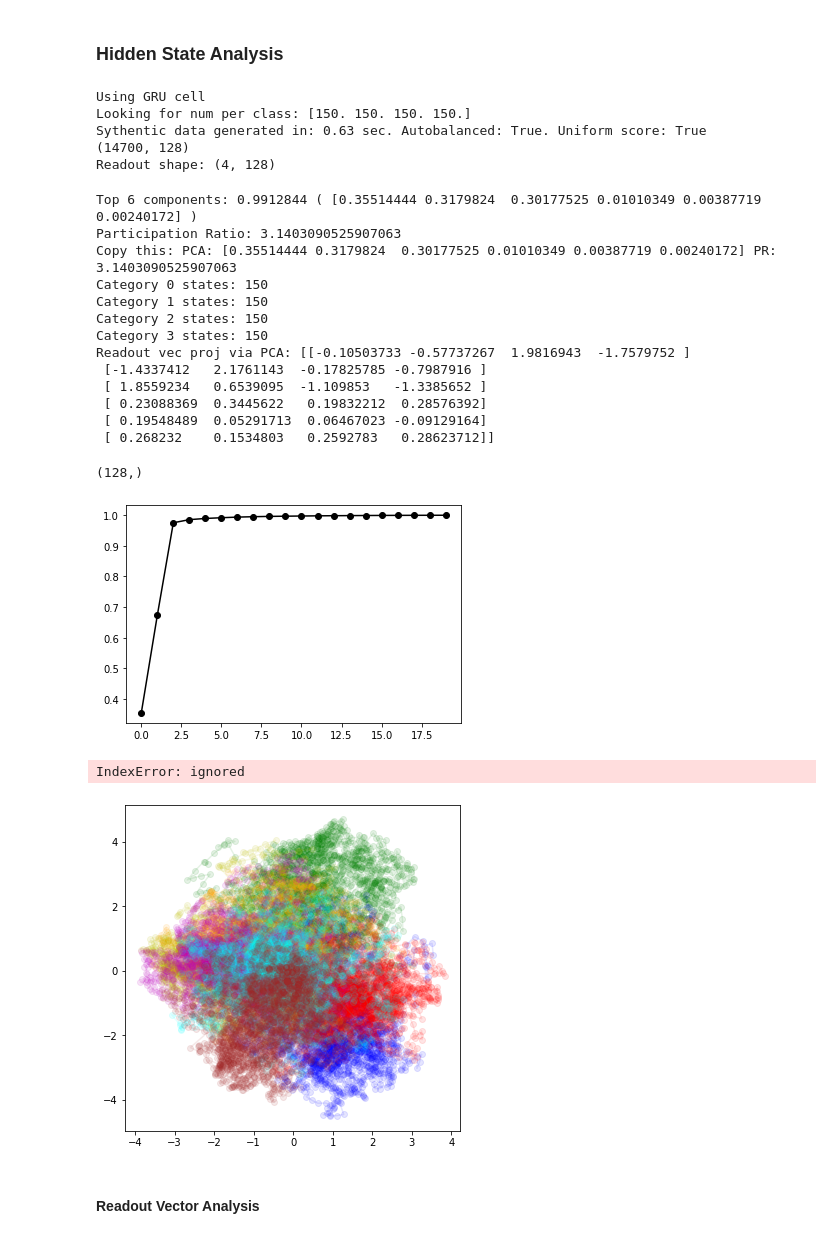
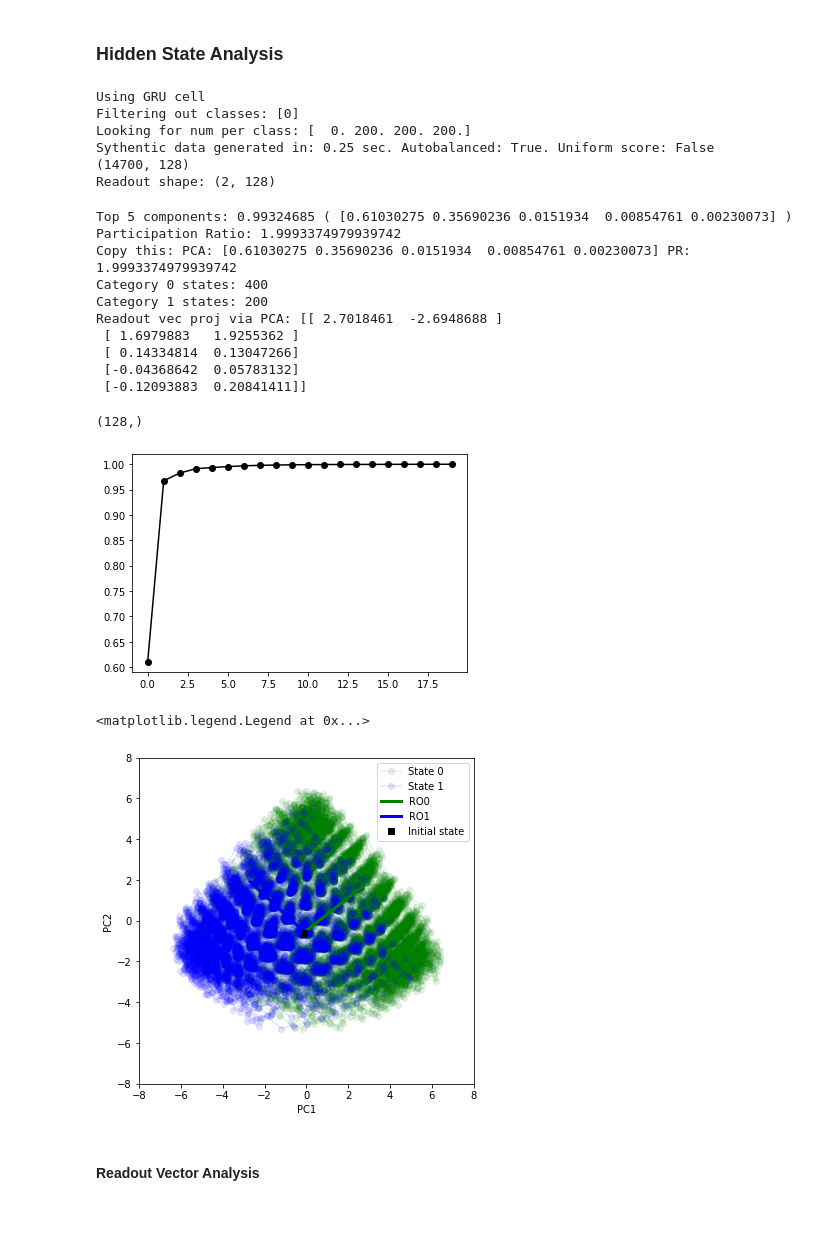
Before and after one commit to kaitken17/colab_based_projects, a Jupyter notebook: sythetic_analysis_multiclass.ipynb, the cells around one changed output. Saved outputs shown, nothing was run; the diff lists cells and outputs as text; code cells hidden in the pictures.

```diff
--- a/sythetic_analysis_multiclass.ipynb
+++ b/sythetic_analysis_multiclass.ipynb
@@ -730,9 +178,7 @@ if run_tests:
   if toy_params['unordered_class']:
     toy_params['sentiments'] = ['sent'+str(i) for i in range(toy_params['n_unordered'])]
 
-  toy_params['base_word_vals'] = baseWordValues(toy_params)
-
-  toy_params['base_word_vals'] = baseWordValues(toy_params)
+  toy_params['base_word_vals'] = syn.baseWordValues(toy_params)
 
   toy_params['possible_scores'] = enumerate_scores(toy_params)
   print('Possible scores:', toy_params['possible_scores'])
@@ -1449,6 +505,6 @@ KeyboardInterrupt: ignored
 # %%
 # Loads network
-path = '/content/drive/My Drive/ml_research/fixedpoints_nlp/data/gru_5classrgb_minimal_eps5is10_noRO_l2is5e-4_2.pickle'
+path = '/content/drive/My Drive/ml_research/fixedpoints_nlp/data/gru_2classrgb_2outer_filter00_noRO_l2is5e-4_2.pickle'
 
 with open(path, 'rb') as load_file:
     params_loaded = pickle.load(load_file)
@@ -1457,7 +513,7 @@ with open(path, 'rb') as load_file:
     train_params = pickle.load(load_file)
 
 rnn_params, readout_params = params_loaded
-train_params, toy_params, rnn_specs = default_params(train_params, toy_params, rnn_specs)
+train_params, toy_params, rnn_specs = syn_train.default_params(train_params, toy_params, rnn_specs)
 print('Data Loaded')
 # %% [output]
 Data Loaded
@@ -1643,12 +538,12 @@ def local_pca(pca_states):
 # %%
-cell = build_cell(rnn_specs)
+cell = syn_an.build_cell(rnn_specs)
 
 # Get RNN hidden states in response to a test batch.
 n_trials = 600
 
-syn_data_test = generate_data(n_trials, toy_params, rnn_specs['output_size'], auto_balance=True)
+syn_data_test = syn.generate_data(n_trials, toy_params, rnn_specs['output_size'], auto_balance=True)
 
-hs = rnn_states(syn_data_test, rnn_params, only_final=False)
+hs = syn_an.rnn_states(cell, syn_data_test, rnn_params, only_final=False)
 pts = np.vstack(hs)[::2] # Gets every other state to eliminate states that are too close
 print(pts.shape)
 
@@ -1660,12 +555,13 @@ readout = wO.T
 print('Readout shape:', readout.shape)
 # %% [output]
 Using GRU cell
-Looking for num per class: [150. 150. 150. 150.]
-Sythentic data generated in: 0.63 sec. Autobalanced: True. Uniform score: True
+Filtering out classes: [0]
+Looking for num per class: [  0. 200. 200. 200.]
+Sythentic data generated in: 0.25 sec. Autobalanced: True. Uniform score: False
 (14700, 128)
-Readout shape: (4, 128)
+Readout shape: (2, 128)
 # %%
-pc_dims = 6
+pc_dims = 5
 
 # Finds percentage of variance explained by top pc_dims of PCA
 pca_full = PCA(n_components=rnn_specs['hidden_size'])
@@ -1695,21 +591,18 @@ print('Readout vec proj via PCA:', pca.transform(readout).T)
 h0 = cell.get_initial_state(rnn_params)
 h0.shape
 # %% [output]
-Top 6 components: 0.9912844 ( [0.35514444 0.3179824  0.30177525 0.01010349 0.00387719 0.00240172] )
-Participation Ratio: 3.1403090525907063
-Copy this: PCA: [0.35514444 0.3179824  0.30177525 0.01010349 0.00387719 0.00240172] PR: 3.1403090525907063
-Category 0 states: 150
-Category 1 states: 150
-Category 2 states: 150
-Category 3 states: 150
-Readout vec proj via PCA: [[-0.10503733 -0.57737267  1.9816943  -1.7579752 ]
- [-1.4337412   2.1761143  -0.17825785 -0.7987916 ]
- [ 1.8559234   0.6539095  -1.109853   -1.3385652 ]
- [ 0.23088369  0.3445622   0.19832212  0.28576392]
- [ 0.19548489  0.05291713  0.06467023 -0.09129164]
- [ 0.268232    0.1534803   0.2592783   0.28623712]]
+Top 5 components: 0.99324685 ( [0.61030275 0.35690236 0.0151934  0.00854761 0.00230073] )
+Participation Ratio: 1.9993374979939742
+Copy this: PCA: [0.61030275 0.35690236 0.0151934  0.00854761 0.00230073] PR: 1.9993374979939742
+Category 0 states: 400
+Category 1 states: 200
+Readout vec proj via PCA: [[ 2.7018461  -2.6948688 ]
+ [ 1.6979883   1.9255362 ]
+ [ 0.14334814  0.13047266]
+ [-0.04368642  0.05783132]
+ [-0.12093883  0.20841411]]
 (128,)
-[figure, old version]
+[figure, new version]
 # %%
 # Here, we visualize the hidden states of the RNN, projected into a
 # low-dimensional 2D state space.
@@ -1726,36 +619,36 @@ for i in range(len(toy_params['sentiments'])):
   if len(states[i]) > 0:
     pca_states = pca.transform(np.vstack(states[i])).T
     plt.plot(pca_states[pc1], pca_states[pc2], c = state_colors[i], marker='o', alpha=0.1, label=state_labels[i])
 
 # Plots readout direction
 pca_ro = pca.transform(readout)
 pca_zero = pca.transform(np.atleast_2d(np.zeros((rnn_specs['hidden_size'],)))).T
 for i in range(len(readout)):
   # ro_dir = pca.transform(readout[i]).T #np.matmul(comp, readout[i])
   x_ro = [pca_zero[pc1], pca_ro[i][pc1]]
   y_ro = [pca_zero[pc2], pca_ro[i][pc2]]
   plt.plot(x_ro, y_ro, state_colors[i], linewidth = 3, label='RO'+str(i))
 
 pca_h0 = pca.transform(np.atleast_2d(h0)).T
 plt.plot(pca_h0[pc1], pca_h0[pc2], 'ks', label='Initial state')
 
 # path_idxs = [52, 454, 252]
 # for path_idx in path_idxs:
 #   path_pca = pca.transform(hs[path_idx]).T #np.matmul(comp, hs[path_idx].T)
 #   plt.plot(path_pca[pc1], path_pca[pc2], state_colors[np.argmax(syn_data_test['labels'][path_idx][27])], marker='.', label='Random Path')
 #   print('Path label:', syn_data_test['labels'][path_idx][27])
 
 plt.xlabel('PC'+str(pc1+1))
 plt.ylabel('PC'+str(pc2+1))
-plot_coords = 5
+plot_coords = 8
 if plot_coords != None:
   plt.xlim(-plot_coords, plot_coords)
   plt.ylim(-plot_coords, plot_coords)
 
 plt.legend()
 # %% [output]
-IndexError: ignored
+<matplotlib.legend.Legend at 0x...>
-[figure, old version]
+[figure, new version]
 # %% [markdown]
 #### Readout Vector Analysis
 # %%
```
Also changed, not shown: parts of 89 cells of this notebook.
